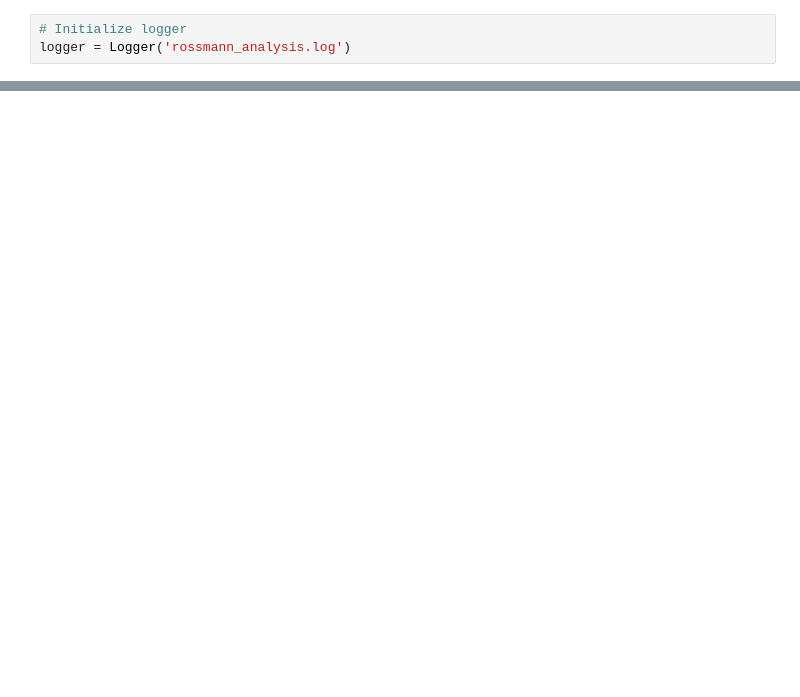
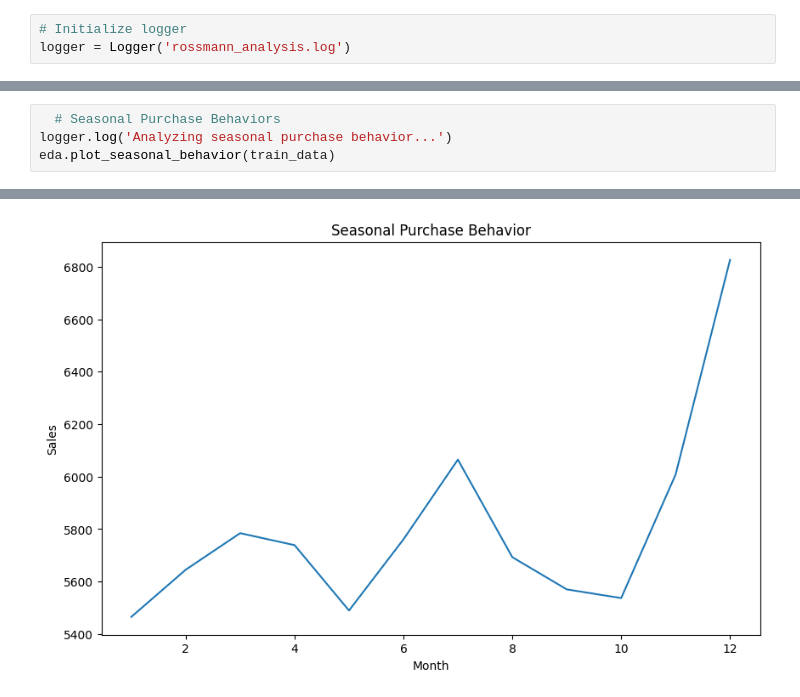
Before and after one commit to shewanek/sales-prediction_week-4, a Jupyter notebook: notebooks/eda.ipynb, the cells around one changed output, grey strips where cells are left out. Cells and saved outputs as stored; diff of their text form; blank space fills up the shorter version.

```diff
--- a/notebooks/eda.ipynb
+++ b/notebooks/eda.ipynb
@@ -53,0 +67,5 @@ logger.log('Data cleaning complete.')
+# %%
+  # Seasonal Purchase Behaviors
+logger.log('Analyzing seasonal purchase behavior...')
+eda.plot_seasonal_behavior(train_data)
+# %% [output]
@@ -53,0 +74 @@ logger.log('Data cleaning complete.')
+[figure, added]
```
Also changed, not shown: parts of 12 cells of this notebook, 3 other files.
